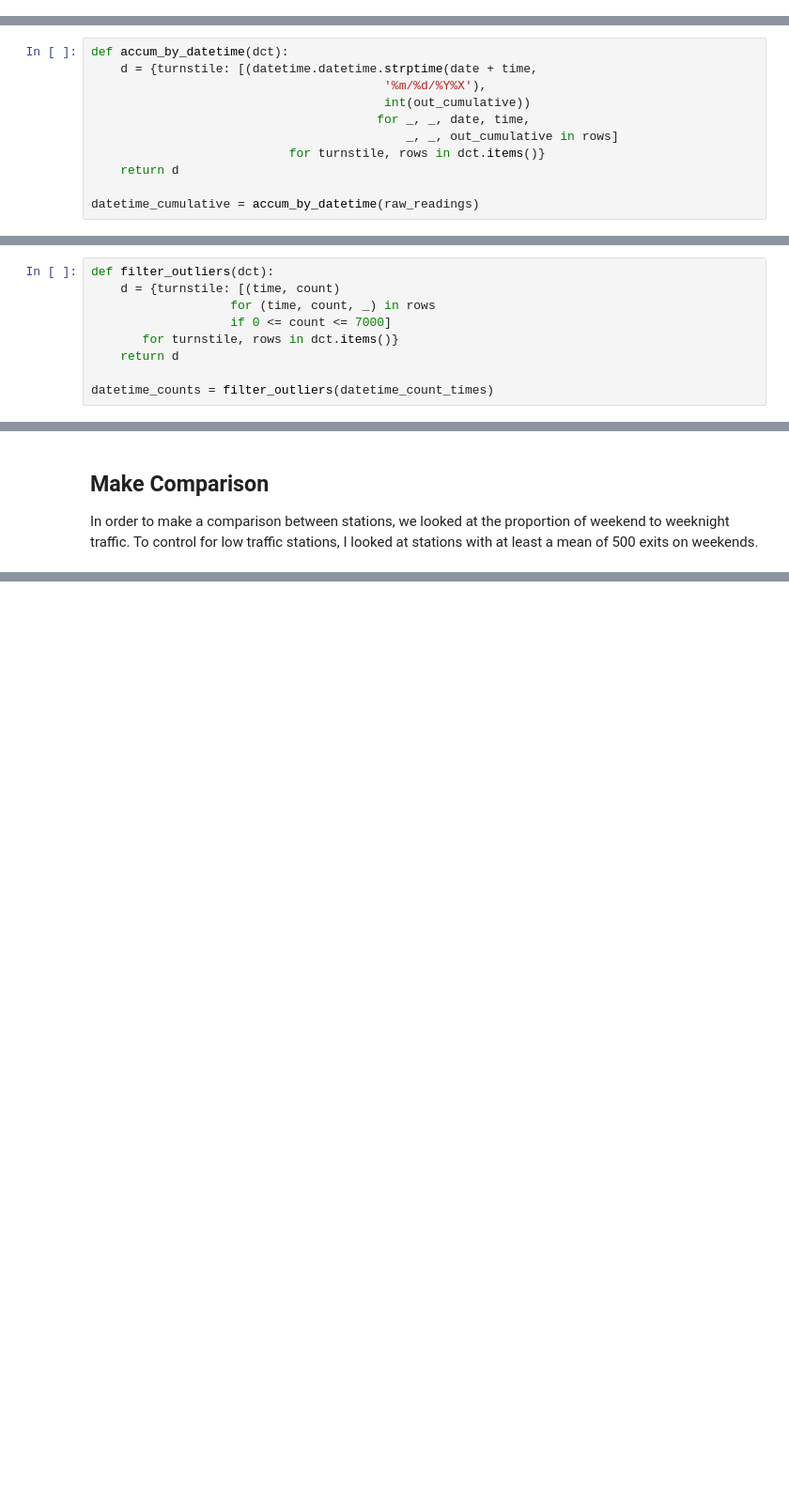
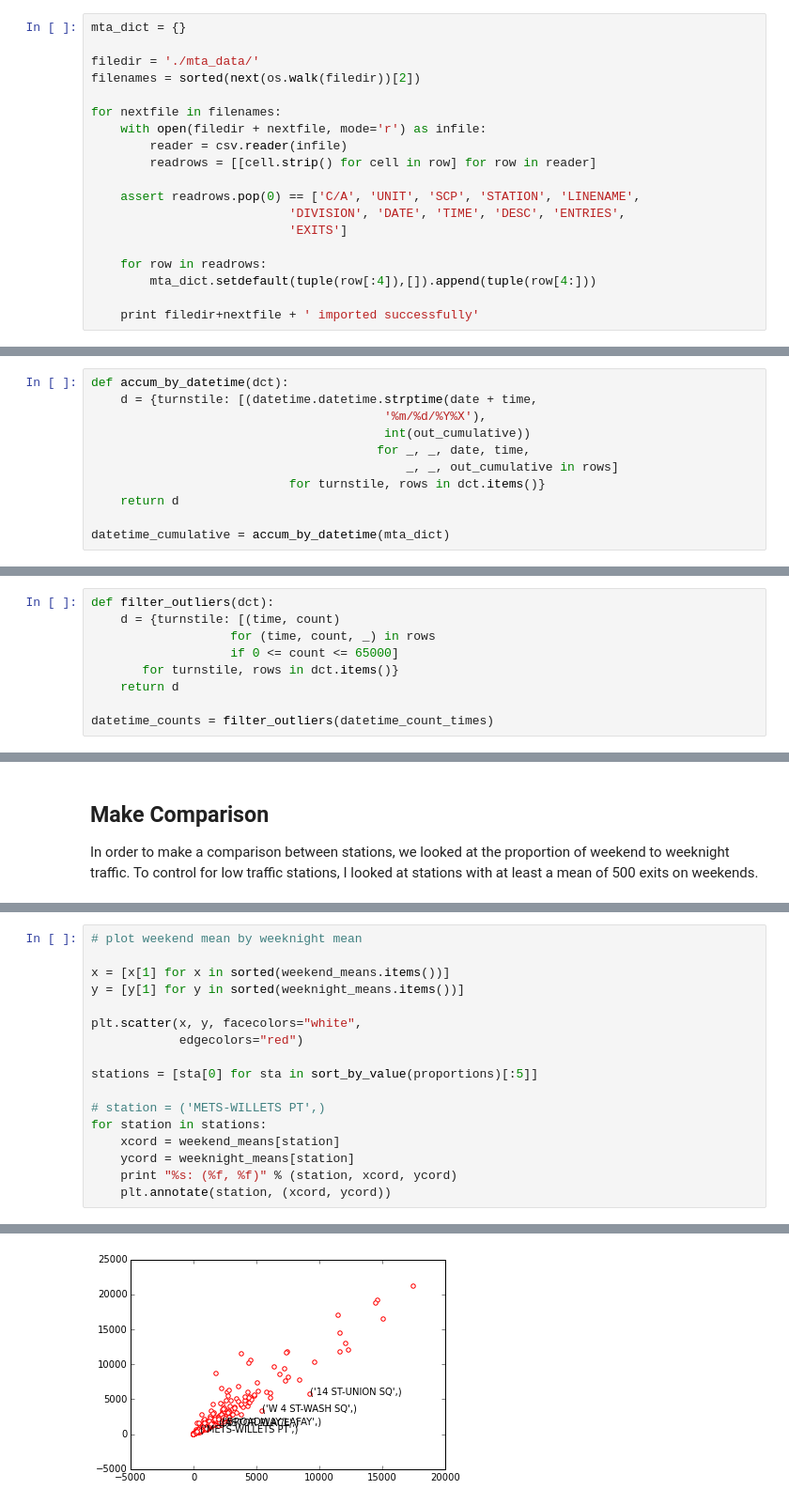
Before and after one commit to emschuch/MTA_Turnstile_Data, a Jupyter notebook: 01_benson/benson_project.ipynb, the cells around one changed output, grey strips where cells are left out. Shown: that part at 94% size. Drawn from its saved outputs; the diff is of its cells as text; blank space fills up the shorter version.

```diff
--- a/01_benson/benson_project.ipynb
+++ b/01_benson/benson_project.ipynb
@@ -85,0 +19,19 @@ raw_readings = read_rows(rows)
+# %%
+mta_dict = {}
+
+filedir = './mta_data/'
+filenames = sorted(next(os.walk(filedir))[2])
+
+for nextfile in filenames:
+    with open(filedir + nextfile, mode='r') as infile:
+        reader = csv.reader(infile)
+        readrows = [[cell.strip() for cell in row] for row in reader]
+
+    assert readrows.pop(0) == ['C/A', 'UNIT', 'SCP', 'STATION', 'LINENAME',
+                           'DIVISION', 'DATE', 'TIME', 'DESC', 'ENTRIES',
+                           'EXITS']
+
+    for row in readrows:
+        mta_dict.setdefault(tuple(row[:4]),[]).append(tuple(row[4:]))
+
+    print filedir+nextfile + ' imported successfully'
@@ -104,7 +70,7 @@ def accum_by_datetime(dct):
                            for turnstile, rows in dct.items()}
     return d
 
-datetime_cumulative = accum_by_datetime(raw_readings)
+datetime_cumulative = accum_by_datetime(mta_dict)
 # %%
 #datetime_cumulative.items()[0]
 # %%
@@ -170,7 +121,7 @@ print Counter(all_times).most_common(10)
 def filter_outliers(dct):
     d = {turnstile: [(time, count)
                    for (time, count, _) in rows
-                   if 0 <= count <= 7000]
+                   if 0 <= count <= 65000]
        for turnstile, rows in dct.items()}
     return d
 
@@ -552,0 +542,18 @@ sort_by_value(proportions)[:20]
+# %%
+# plot weekend mean by weeknight mean
+
+x = [x[1] for x in sorted(weekend_means.items())]
+y = [y[1] for y in sorted(weeknight_means.items())]
+
+plt.scatter(x, y, facecolors="white",
+            edgecolors="red")
+
+stations = [sta[0] for sta in sort_by_value(proportions)[:5]]
+
+# station = ('METS-WILLETS PT',)
+for station in stations:
+    xcord = weekend_means[station]
+    ycord = weeknight_means[station]
+    print "%s: (%f, %f)" % (station, xcord, ycord)
+    plt.annotate(station, (xcord, ycord))
+# %% [output]
@@ -552,0 +565 @@ sort_by_value(proportions)[:20]
+[figure, added]
```
Also changed, not shown: parts of 41 cells of this notebook, 13 other files.
